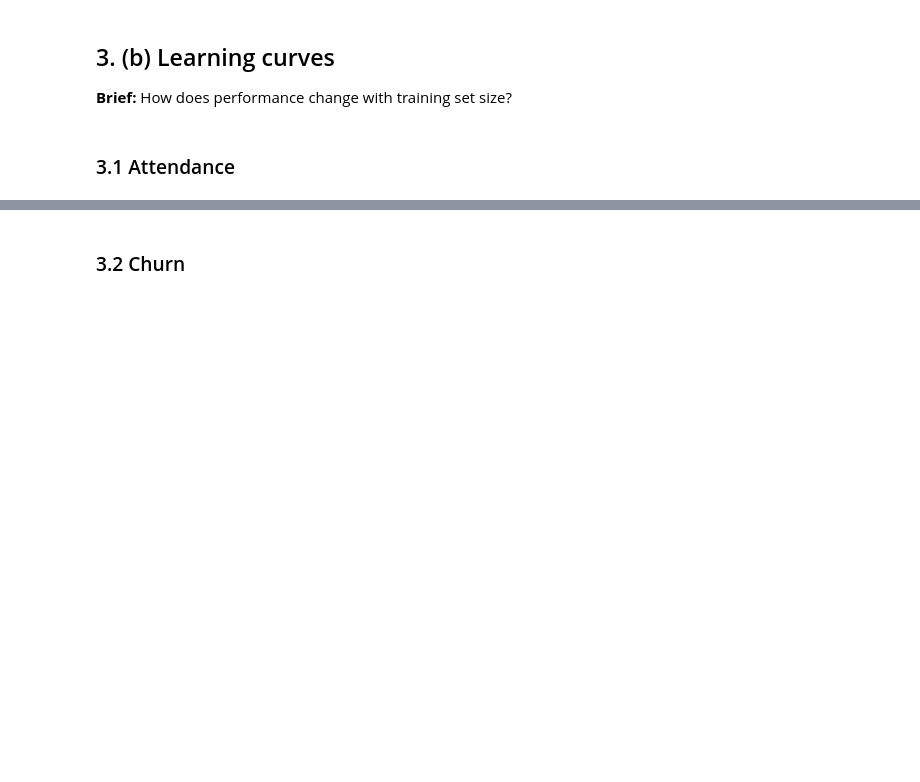
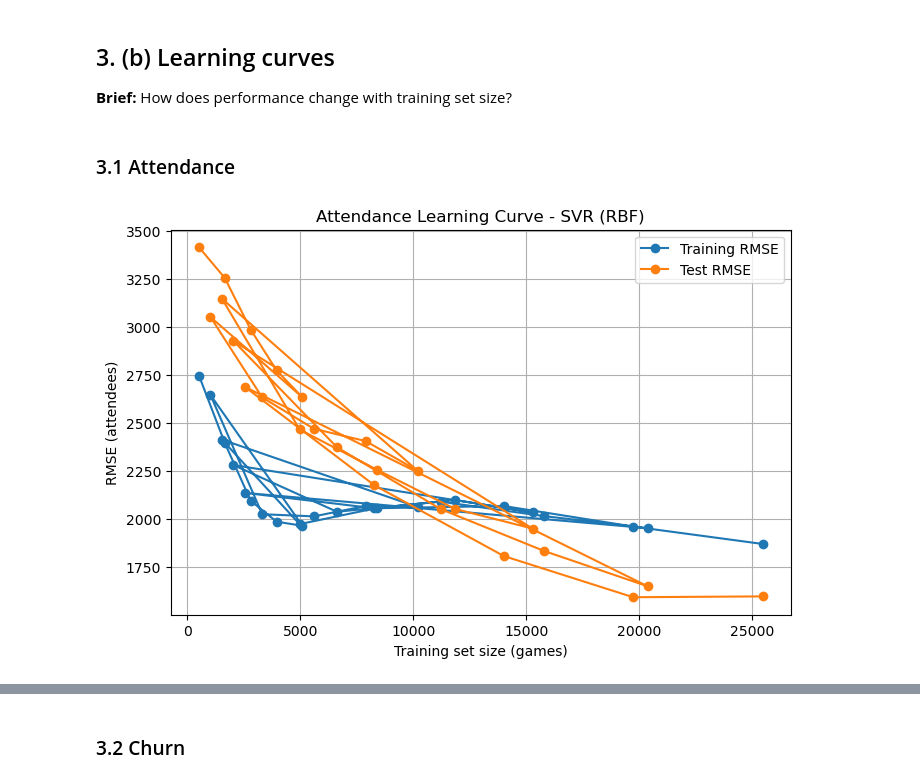
Before and after one commit to Aryask1604/cosc2669-task1, a Jupyter notebook: task2/task2-analysis.ipynb, the cells around one changed output, grey strips where cells are left out. Drawn from its saved outputs; the diff is of its cells as text; code cells hidden in the pictures; blank space fills up the shorter version.

Commit message:
Task 2: learning curve tables, fairness group sizes

```diff
--- a/task2/task2-analysis.ipynb
+++ b/task2/task2-analysis.ipynb
@@ -28,0 +366,18 @@ The preprocessing must match Task 1 exactly. Copy it from the Task 1 notebook an
+# %%
+# Get the average and standard deviation across folds
+attendance_summary = []
+
+for name, res in cv_attendance.items():
+    attendance_summary.append({
+        "model": name,
+        "MAE_mean": res["MAE"].mean(),
+        "MAE_std": res["MAE"].std(),
+        "RMSE_mean": res["RMSE"].mean(),
+        "RMSE_std": res["RMSE"].std(),
+        "R2_mean": res["R2"].mean(),
+        "R2_std": res["R2"].std()
+    })
+
+attendance_summary = pd.DataFrame(attendance_summary)
+
+display(attendance_summary.round(3))
@@ -36,3 +421,84 @@ _Your observations here._
 **Brief:** How does performance change with training set size?
 # %% [markdown]
 ### 3.1 Attendance
+# %%
+# Training sizes to test
+train_sizes = np.linspace(0.1, 1.0, 5)
+
+attendance_learning = {}
+
+for name, make in [
+    ("SVR (RBF)", make_svr),
+    ("XGBoost", make_xgb_reg)
+]:
+    train_rmse = []
+    test_rmse = []
+    sizes_used = []
+
+    # Use the time-based folds
+    for fold, (tr, te) in enumerate(tscv.split(X_cv), start=1):
+
+        fold_sizes = (train_sizes * len(tr)).astype(int)
+
+        for size in fold_sizes:
+            if size < 1:
+                continue
+
+            # Keep the training data in time order
+            tr_use = tr[:size]
+
+            model = make()
+
+            # Train the model
+            model.fit(X_cv.iloc[tr_use], y_cv.iloc[tr_use])
+
+            # Predict training and test data
+            train_pred = model.predict(X_cv.iloc[tr_use])
+            test_pred = model.predict(X_cv.iloc[te])
+
+            # Calculate RMSE
+            train_score = np.sqrt(
+                mean_squared_error(y_cv.iloc[tr_use], train_pred)
+            )
+            test_score = np.sqrt(
+                mean_squared_error(y_cv.iloc[te], test_pred)
+            )
+
+            train_rmse.append(train_score)
+            test_rmse.append(test_score)
+            sizes_used.append(size)
+
+    attendance_learning[name] = {
+        "sizes": np.array(sizes_used),
+        "train_rmse": np.array(train_rmse),
+        "test_rmse": np.array(test_rmse)
+    }
+
+# Plot the attendance learning curves
+for name, result in attendance_learning.items():
+    plt.figure(figsize=(8, 5))
+
+    plt.plot(
+        result["sizes"],
+        result["train_rmse"],
+        marker="o",
+        label="Training RMSE"
+    )
+
+    plt.plot(
+        result["sizes"],
+        result["test_rmse"],
+        marker="o",
+        label="Test RMSE"
+    )
+
+    plt.xlabel("Training set size (games)")
+    plt.ylabel("RMSE (attendees)")
+    plt.title(f"Attendance Learning Curve - {name}")
+    plt.legend()
+    plt.grid(True)
+    fname = name.split(" ")[0].lower()
+    plt.savefig(f"figures/lc_attendance_{fname}.png", dpi=200, bbox_inches="tight")
+    plt.show()
+# %% [output]
+[figure, added]
```
Also changed, not shown: parts of 25 cells of this notebook, 12 other files.
